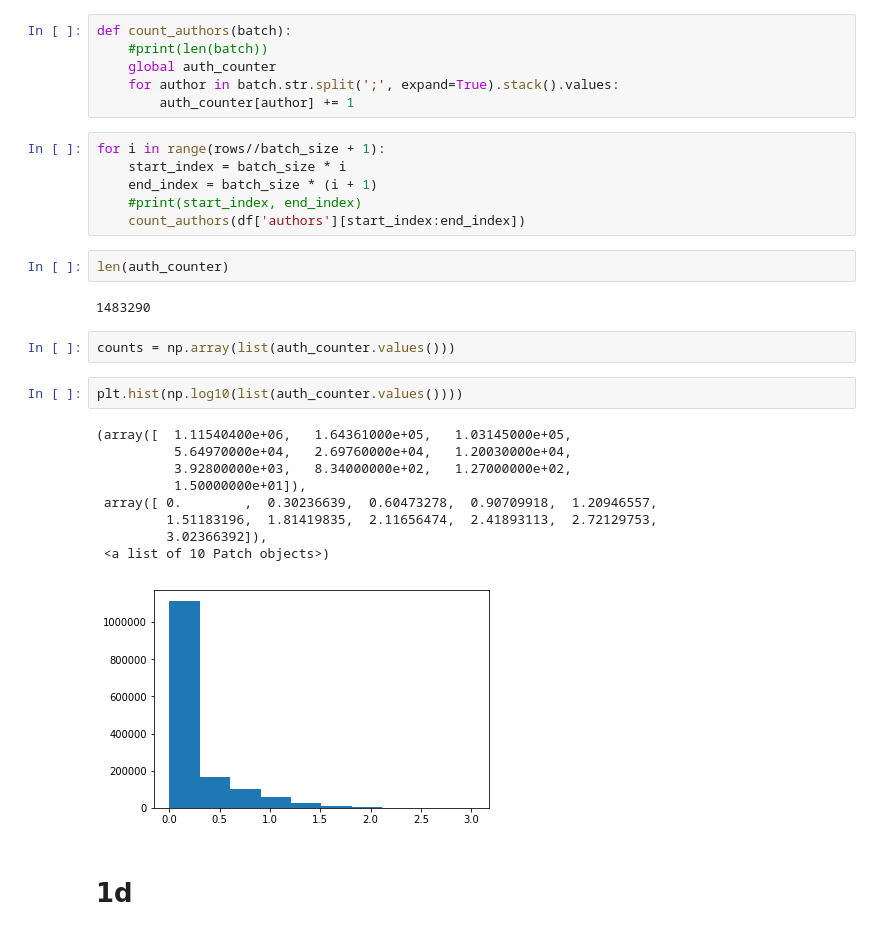
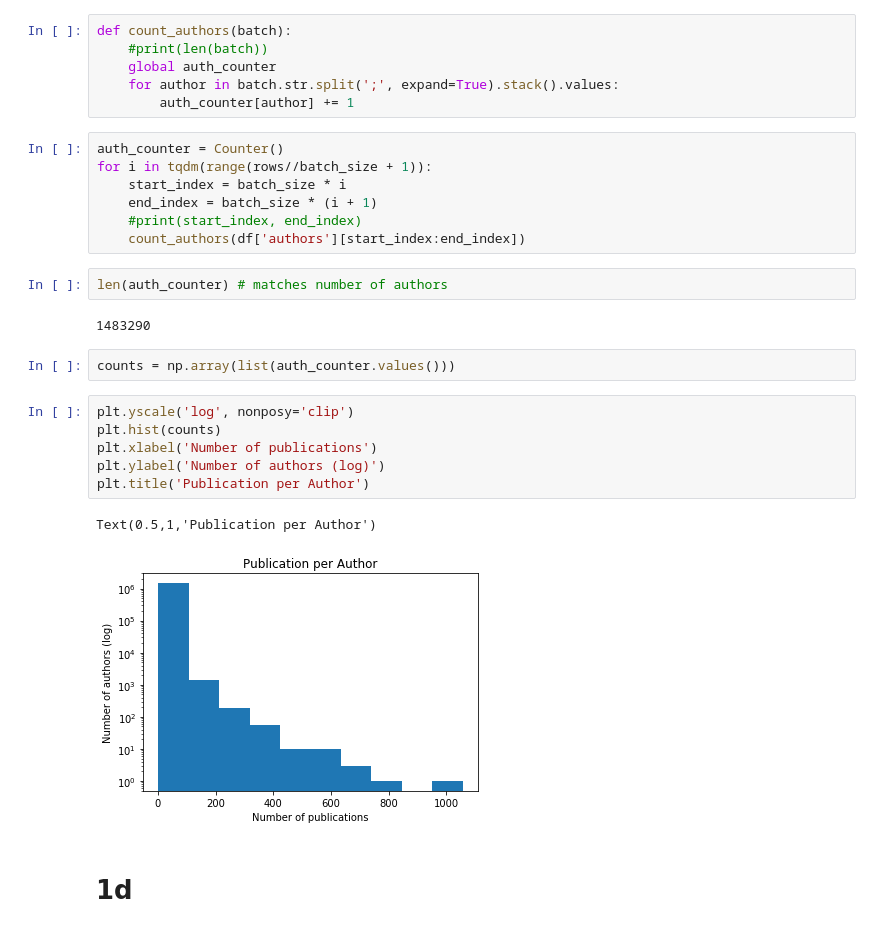
Before and after one commit to DarkestFloyd/CS6220, a Jupyter notebook: notebooks/Aminer.ipynb, the cells around one changed output. Drawn from its saved outputs; the diff is of its cells as text.

```diff
--- a/notebooks/Aminer.ipynb
+++ b/notebooks/Aminer.ipynb
@@ -80,29 +100,27 @@ def count_authors(batch):
     for author in batch.str.split(';', expand=True).stack().values:
         auth_counter[author] += 1
 # %%
-for i in range(rows//batch_size + 1):
+auth_counter = Counter()
+for i in tqdm(range(rows//batch_size + 1)):
     start_index = batch_size * i
     end_index = batch_size * (i + 1)
     #print(start_index, end_index)
     count_authors(df['authors'][start_index:end_index])
 # %%
-len(auth_counter)
+len(auth_counter) # matches number of authors
 # %% [output]
 1483290
 # %%
 counts = np.array(list(auth_counter.values()))
-# %%
-plt.hist(np.log10(list(auth_counter.values())))
-# %% [output]
-(array([  1.11540400e+06,   1.64361000e+05,   1.03145000e+05,
-          5.64970000e+04,   2.69760000e+04,   1.20030000e+04,
-          3.92800000e+03,   8.34000000e+02,   1.27000000e+02,
-          1.50000000e+01]),
- array([ 0.        ,  0.30236639,  0.60473278,  0.90709918,  1.20946557,
-         1.51183196,  1.81419835,  2.11656474,  2.41893113,  2.72129753,
-         3.02366392]),
- <a list of 10 Patch objects>)
-[figure, removed]
+# %%
+plt.yscale('log', nonposy='clip')
+plt.hist(counts)
+plt.xlabel('Number of publications')
+plt.ylabel('Number of authors (log)')
+plt.title('Publication per Author')
+# %% [output]
+Text(0.5,1,'Publication per Author')
+[figure, added]
 # %% [markdown]
 # 1d
 # %%
```
Also changed, not shown: parts of 48 cells of this notebook.
